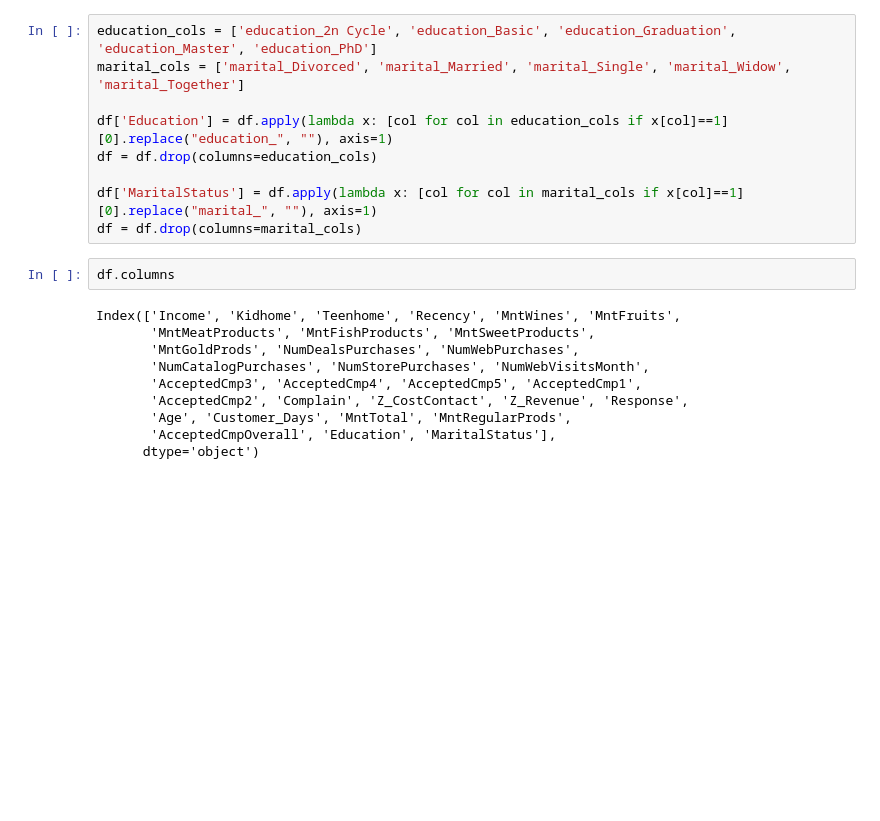
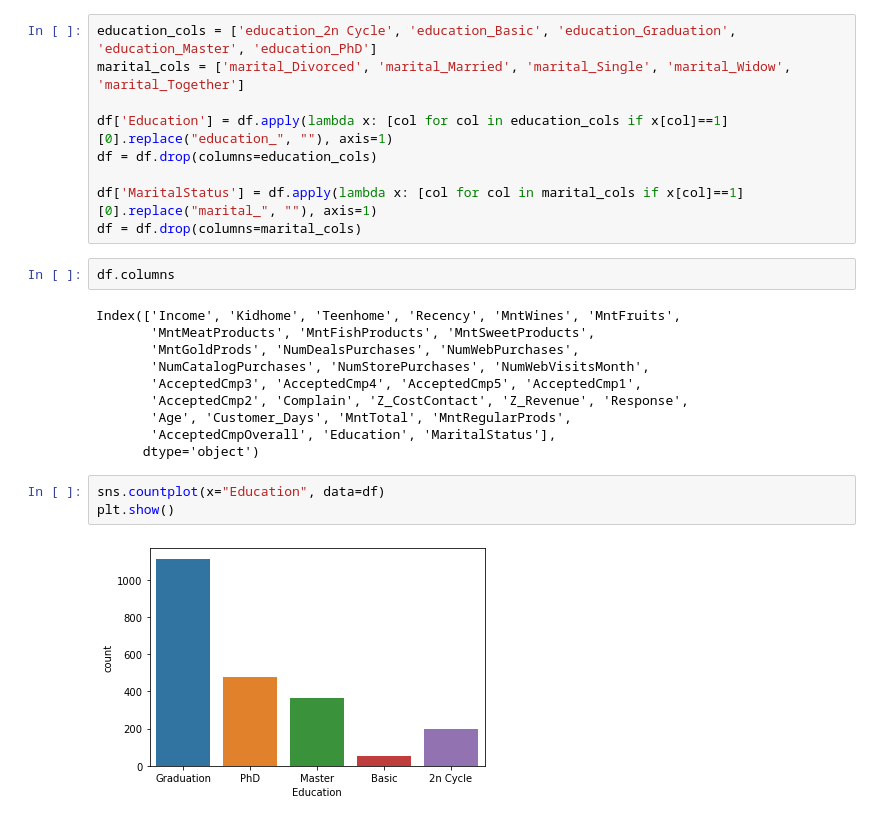
Before and after one commit to HMy2912/4ever18, a Jupyter notebook: Week 2/W2-D1.ipynb, the cells around one changed output. Saved outputs shown, nothing was run; the diff lists cells and outputs as text; blank space fills up the shorter version.

```diff
--- a/Week 2/W2-D1.ipynb
+++ b/Week 2/W2-D1.ipynb
@@ -152,3 +152,8 @@ Index(['Income', 'Kidhome', 'Teenhome', 'Recency', 'MntWines', 'MntFruits',
        'Age', 'Customer_Days', 'MntTotal', 'MntRegularProds',
        'AcceptedCmpOverall', 'Education', 'MaritalStatus'],
       dtype='object')
+# %%
+sns.countplot(x="Education", data=df)
+plt.show()
+# %% [output]
+[figure, added]
```
Also changed, not shown: parts of 13 cells of this notebook.
